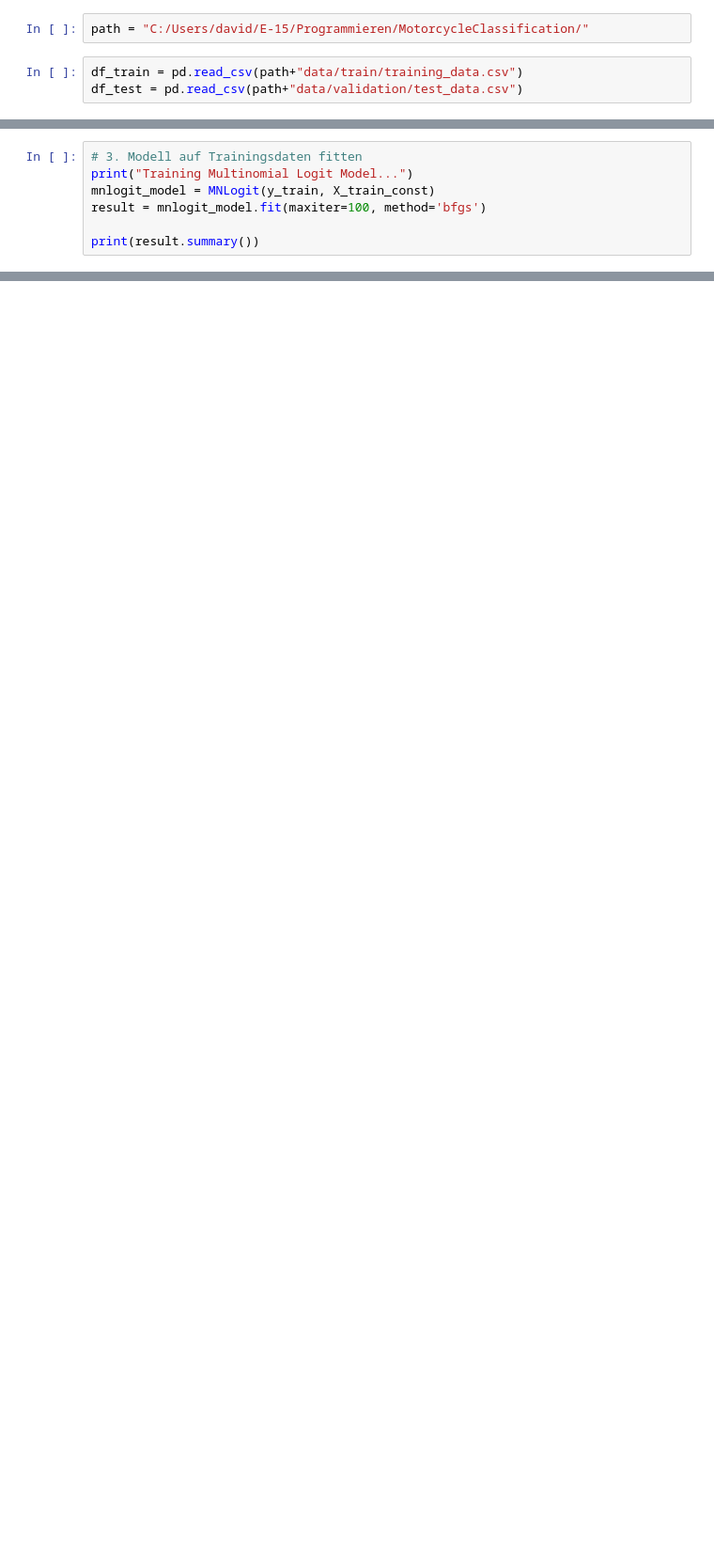
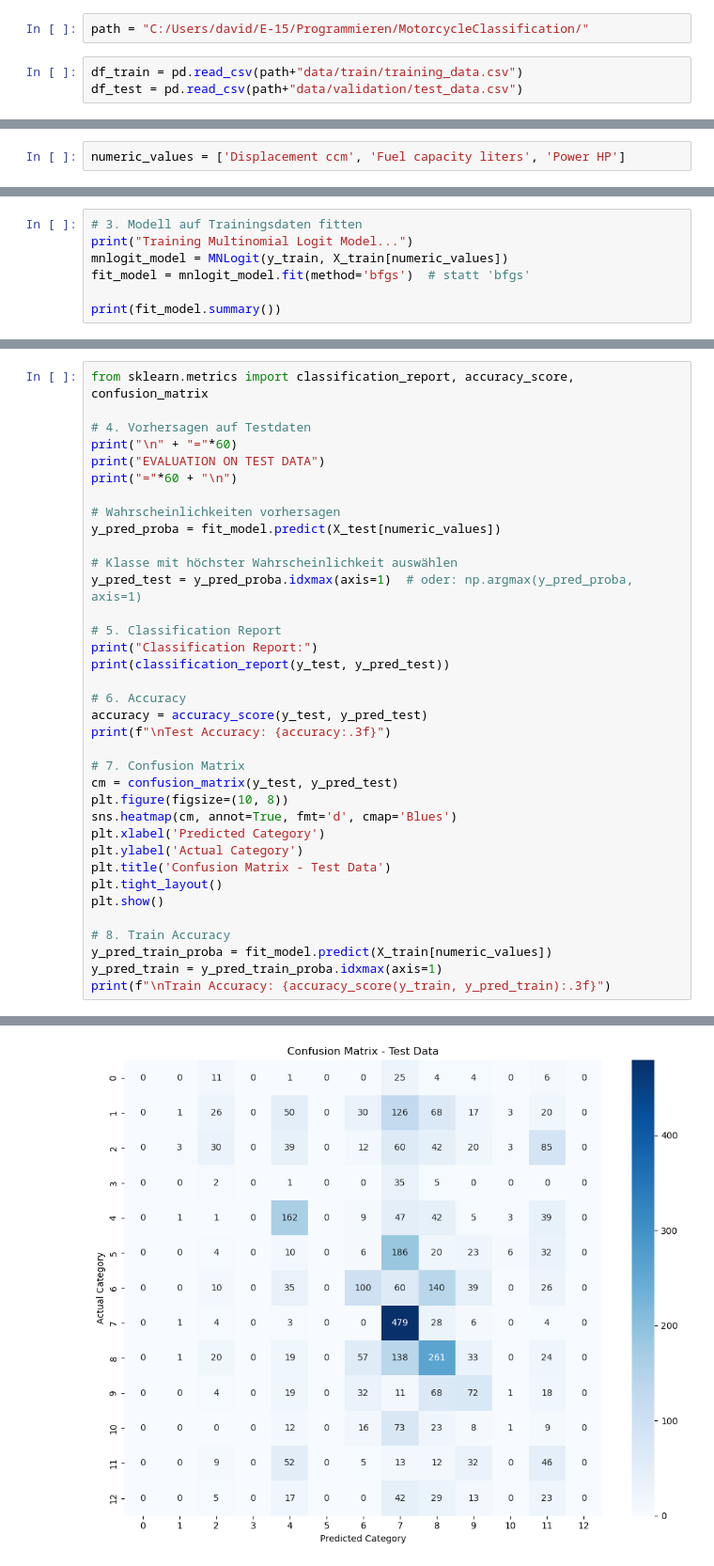
Before and after one commit to DavidBroson/MotorcycleClassification, a Jupyter notebook: code/ols_model.ipynb, the cells around one changed output, grey strips where cells are left out. Shown at 94% size. Cells and saved outputs as stored; diff of their text form; blank space fills up the shorter version.

Commit message:
ols model + plots

```diff
--- a/code/ols_model.ipynb
+++ b/code/ols_model.ipynb
@@ -109 +133,3 @@ NameError: name 'df_X' is not defined
+# %%
+numeric_values = ['Displacement ccm', 'Fuel capacity liters', 'Power HP']
 # %%
@@ -113,9 +139,9 @@ X_test_const = sm.add_constant(X_test)
 # %%
 # 3. Modell auf Trainingsdaten fitten
 print("Training Multinomial Logit Model...")
-mnlogit_model = MNLogit(y_train, X_train_const)
-result = mnlogit_model.fit(maxiter=100, method='bfgs')
+mnlogit_model = MNLogit(y_train, X_train[numeric_values])
+fit_model = mnlogit_model.fit(method='bfgs')  # statt 'bfgs'
 
-print(result.summary())
+print(fit_model.summary())
 # %% [output]
 Training Multinomial Logit Model...
@@ -158,0 +165,37 @@ plt.close()
+# %%
+from sklearn.metrics import classification_report, accuracy_score, confusion_matrix
+
+# 4. Vorhersagen auf Testdaten
+print("\n" + "="*60)
+print("EVALUATION ON TEST DATA")
+print("="*60 + "\n")
+
+# Wahrscheinlichkeiten vorhersagen
+y_pred_proba = fit_model.predict(X_test[numeric_values])
+
+# Klasse mit höchster Wahrscheinlichkeit auswählen
+y_pred_test = y_pred_proba.idxmax(axis=1)  # oder: np.argmax(y_pred_proba, axis=1)
+
+# 5. Classification Report
+print("Classification Report:")
+print(classification_report(y_test, y_pred_test))
+
+# 6. Accuracy
+accuracy = accuracy_score(y_test, y_pred_test)
+print(f"\nTest Accuracy: {accuracy:.3f}")
+
+# 7. Confusion Matrix
+cm = confusion_matrix(y_test, y_pred_test)
+plt.figure(figsize=(10, 8))
+sns.heatmap(cm, annot=True, fmt='d', cmap='Blues')
+plt.xlabel('Predicted Category')
+plt.ylabel('Actual Category')
+plt.title('Confusion Matrix - Test Data')
+plt.tight_layout()
+plt.show()
+
+# 8. Train Accuracy
+y_pred_train_proba = fit_model.predict(X_train[numeric_values])
+y_pred_train = y_pred_train_proba.idxmax(axis=1)
+print(f"\nTrain Accuracy: {accuracy_score(y_train, y_pred_train):.3f}")
+# %% [output]
@@ -158,0 +219 @@ plt.close()
+[figure, added]
```
Also changed, not shown: parts of 12 cells of this notebook, 8 other files.
